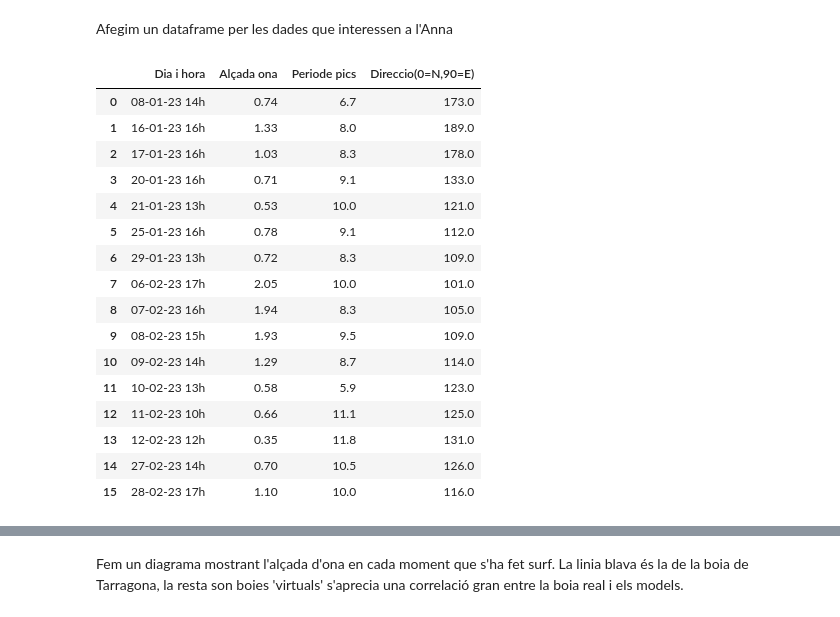
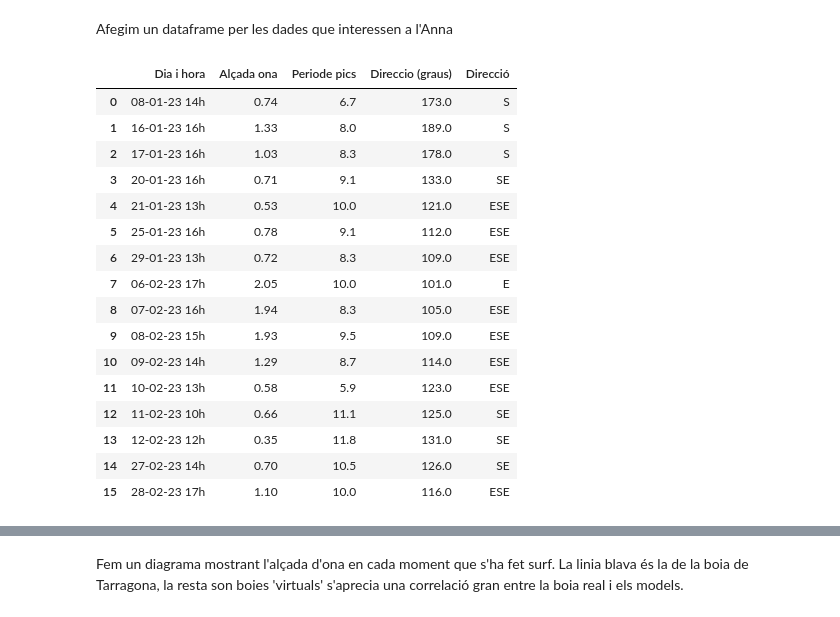
Before and after one commit to Mynt/SurfLaMar, a Jupyter notebook: LaMar.ipynb, the cells around one changed output, grey strips where cells are left out. Cells and saved outputs as stored; diff of their text form; code cells hidden in the pictures.

```diff
--- a/LaMar.ipynb
+++ b/LaMar.ipynb
@@ -7,0 +10,5 @@ import seaborn as sns
+# %%
+def convert_degrees_to_direction(degrees):
+    directions = ["N", "NNE", "NE", "ENE", "E", "ESE", "SE", "SSE", "S", "SSW", "SW", "WSW", "W", "WNW", "NW", "NNW"]
+    index = round(degrees / 22.5) % 16
+    return directions[index]
@@ -83,43 +92,45 @@ Afegim un dataframe per les dades que interessen a l'Anna
 # %%
 # Filtrar df_dict[0] para obtener solo las filas donde 'Fecha (GMT)' está en r_surf['datetime']
 filtered_df = df_dict[0][df_dict[0]['Fecha (GMT)'].isin(r_surf['datetime'])]
 
 # Seleccionar las columnas específicas de df_dict[0] que queremos en el nuevo DataFrame
 selected_columns_df = filtered_df[['Fecha (GMT)', 'Altura Signif. del Oleaje(m)', 'Periodo de Pico(s)', 'Direcc. Media de Proced.(0=N,90=E)']]
 
 # Ahora, combinar r_surf['datetime'] con el DataFrame filtrado y seleccionado
 # Asegurándonos de hacer un merge basado en el valor de las fechas
-new_df = pd.merge(
+anna_df = pd.merge(
     r_surf[['datetime']],
     selected_columns_df,
     how='inner',
     left_on='datetime',
     right_on='Fecha (GMT)'
 )
-new_df.set_index('datetime')
-new_df['datetime'] = new_df['datetime'].dt.strftime('%d-%m-%y %H') + 'h'
+anna_df.set_index('datetime')
+anna_df['datetime'] = anna_df['datetime'].dt.strftime('%d-%m-%y %H') + 'h'
 
 # Eliminar la columna 'Fecha (GMT)' duplicada si es necesario
-new_df.drop('Fecha (GMT)', axis=1, inplace=True)
-
-
-new_df.columns = ('Dia i hora','Alçada ona','Periode pics','Direccio(0=N,90=E)')
-new_df
+anna_df.drop('Fecha (GMT)', axis=1, inplace=True)
+# Afegir l'Index
+anna_df = anna_df.set_index('Dia i hora')
+# Afegir columna direcció en termes Rosa dels Vents
+anna_df['Direcció'] = anna_df['Direcc. Media de Proced.(0=N,90=E)'].apply(convert_degrees_to_direction)
+anna_df.columns = ('Dia i hora','Alçada ona','Periode pics','Direccio (graus)', 'Direcció')
+anna_df
 # %% [output]
-|  | Dia i hora | Alçada ona | Periode pics | Direccio(0=N,90=E) |
-| 0 | 08-01-23 14h | 0.74 | 6.7 | 173.0 |
-| 1 | 16-01-23 16h | 1.33 | 8.0 | 189.0 |
-| 2 | 17-01-23 16h | 1.03 | 8.3 | 178.0 |
-| 3 | 20-01-23 16h | 0.71 | 9.1 | 133.0 |
-| 4 | 21-01-23 13h | 0.53 | 10.0 | 121.0 |
-| 5 | 25-01-23 16h | 0.78 | 9.1 | 112.0 |
-| 6 | 29-01-23 13h | 0.72 | 8.3 | 109.0 |
-| 7 | 06-02-23 17h | 2.05 | 10.0 | 101.0 |
-| 8 | 07-02-23 16h | 1.94 | 8.3 | 105.0 |
-| 9 | 08-02-23 15h | 1.93 | 9.5 | 109.0 |
-| 10 | 09-02-23 14h | 1.29 | 8.7 | 114.0 |
-| 11 | 10-02-23 13h | 0.58 | 5.9 | 123.0 |
-| 12 | 11-02-23 10h | 0.66 | 11.1 | 125.0 |
-| 13 | 12-02-23 12h | 0.35 | 11.8 | 131.0 |
-| 14 | 27-02-23 14h | 0.70 | 10.5 | 126.0 |
-| 15 | 28-02-23 17h | 1.10 | 10.0 | 116.0 |
+|  | Dia i hora | Alçada ona | Periode pics | Direccio (graus) | Direcció |
+| 0 | 08-01-23 14h | 0.74 | 6.7 | 173.0 | S |
+| 1 | 16-01-23 16h | 1.33 | 8.0 | 189.0 | S |
+| 2 | 17-01-23 16h | 1.03 | 8.3 | 178.0 | S |
+| 3 | 20-01-23 16h | 0.71 | 9.1 | 133.0 | SE |
+| 4 | 21-01-23 13h | 0.53 | 10.0 | 121.0 | ESE |
+| 5 | 25-01-23 16h | 0.78 | 9.1 | 112.0 | ESE |
+| 6 | 29-01-23 13h | 0.72 | 8.3 | 109.0 | ESE |
+| 7 | 06-02-23 17h | 2.05 | 10.0 | 101.0 | E |
+| 8 | 07-02-23 16h | 1.94 | 8.3 | 105.0 | ESE |
+| 9 | 08-02-23 15h | 1.93 | 9.5 | 109.0 | ESE |
+| 10 | 09-02-23 14h | 1.29 | 8.7 | 114.0 | ESE |
+| 11 | 10-02-23 13h | 0.58 | 5.9 | 123.0 | ESE |
+| 12 | 11-02-23 10h | 0.66 | 11.1 | 125.0 | SE |
+| 13 | 12-02-23 12h | 0.35 | 11.8 | 131.0 | SE |
+| 14 | 27-02-23 14h | 0.70 | 10.5 | 126.0 | SE |
+| 15 | 28-02-23 17h | 1.10 | 10.0 | 116.0 | ESE |
```
Also changed, not shown: parts of 5 cells of this notebook.
